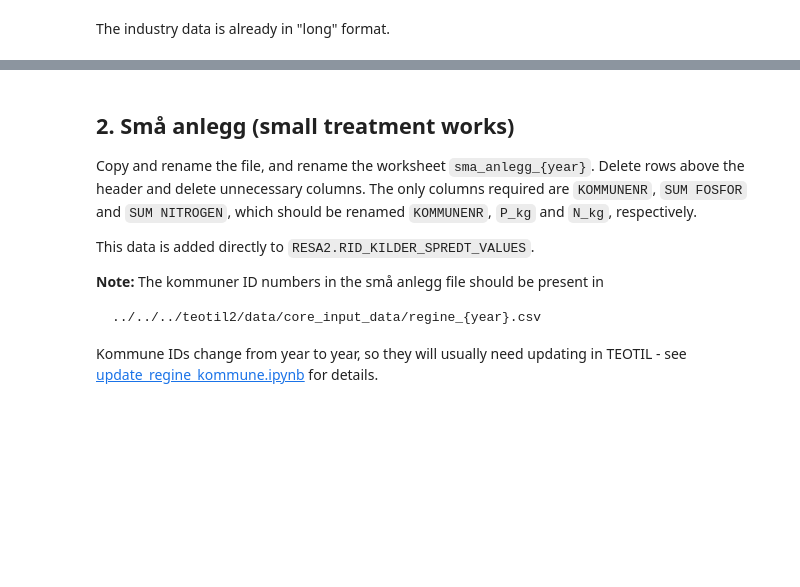
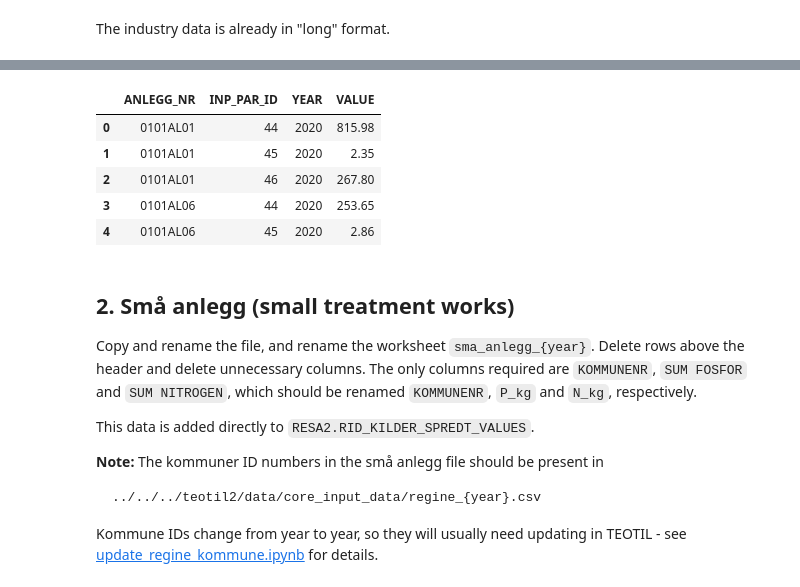
Before and after one commit to JamesSample/rid, a Jupyter notebook: notebooks/process_model_inputs_2020.ipynb, the cells around one changed output, grey strips where cells are left out. Cells and saved outputs as stored; diff of their text form; code cells hidden in the pictures; blank space fills up the shorter version.

```diff
--- a/notebooks/process_model_inputs_2020.ipynb
+++ b/notebooks/process_model_inputs_2020.ipynb
@@ -341,23 +379,35 @@ ind_vals["INP_PAR_ID"] = ind_vals["INP_PAR_ID"].astype(int)
 # %%
 # Combine
 val_df = pd.concat([stan_vals, milo_vals, ind_vals], axis=0, sort=True)
 
 # Add column for year
 val_df["YEAR"] = year
 
 # Explicitly set data types
 val_df["ANLEGG_NR"] = val_df["ANLEGG_NR"].astype(str)
 val_df["INP_PAR_ID"] = val_df["INP_PAR_ID"].astype(int)
 val_df["VALUE"] = val_df["VALUE"].astype(float)
 val_df["YEAR"] = val_df["YEAR"].astype(int)
 
 # Store Anlegg and Miljøgifter contain some duplicated information
 val_df.drop_duplicates(inplace=True)
 
 # Average any remaining duplciates (because sometimes the same value is reported with different precision)
 val_df = val_df.groupby(["ANLEGG_NR", "INP_PAR_ID", "YEAR"]).mean().reset_index()
 
+# Only add data for locations in the database
+sql = "SELECT UNIQUE(anlegg_nr) FROM resa2.rid_punktkilder"
+anleg_nrs = pd.read_sql(sql, engine)["anlegg_nr"].to_list()
+val_df = val_df.query("ANLEGG_NR in @anleg_nrs")
+
 val_df.head()
+# %% [output]
+|  | ANLEGG_NR | INP_PAR_ID | YEAR | VALUE |
+| 0 | 0101AL01 | 44 | 2020 | 815.98 |
+| 1 | 0101AL01 | 45 | 2020 | 2.35 |
+| 2 | 0101AL01 | 46 | 2020 | 267.80 |
+| 3 | 0101AL06 | 44 | 2020 | 253.65 |
+| 4 | 0101AL06 | 45 | 2020 | 2.86 |
 # %%
 # # Drop any existing values for this year
 # sql = f"DELETE FROM resa2.rid_punktkilder_inpar_values WHERE year = {year}"
```
Also changed, not shown: parts of 16 cells of this notebook, 4 other files.
